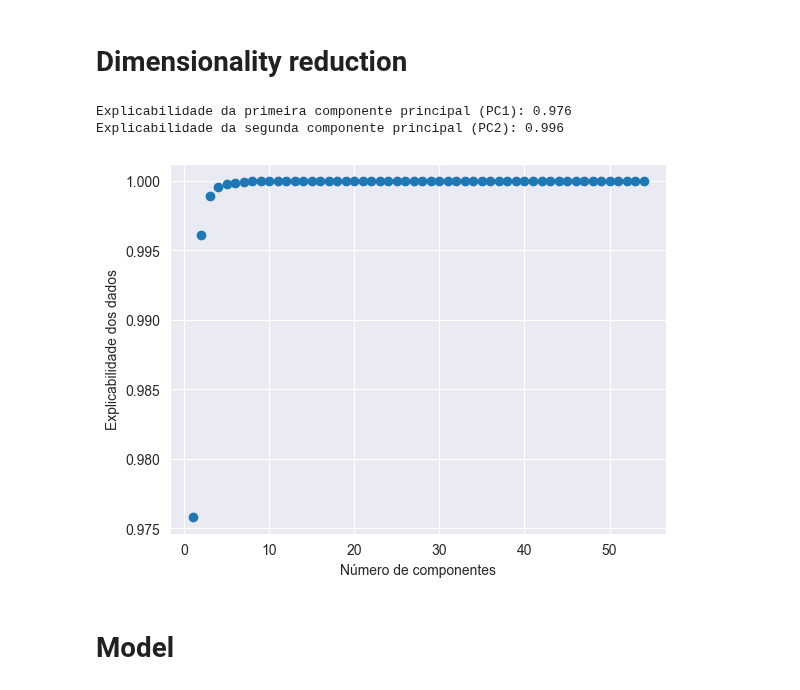
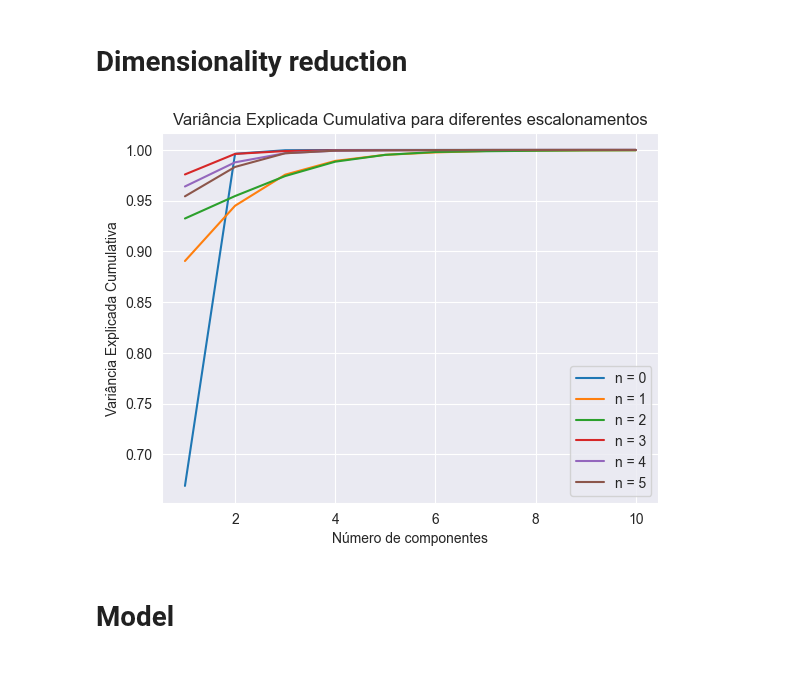
Before and after one commit to mathmartines/JetTagging, a Jupyter notebook: ML/EFPs/DiscriminantAnalysis/Bruno-EFPs-discriminant_analysis.ipynb, the cells around one changed output. Drawn from its saved outputs; the diff is of its cells as text; code cells hidden in the pictures.

```diff
--- a/ML/EFPs/DiscriminantAnalysis/Bruno-EFPs-discriminant_analysis.ipynb
+++ b/ML/EFPs/DiscriminantAnalysis/Bruno-EFPs-discriminant_analysis.ipynb
@@ -59,26 +59,33 @@ plt.show()
 # Dimensionality reduction
 # %%
 from src.Preprocessing.norm import norm
-n=3
 
-# conjuntos onde vamos aplicar o PCA:
-X = np.concatenate((X_train, X_val, X_test), axis=0)
-X = norm(n, X)
+for n in range(0, 6):
 
-pca = PCA()
-pca.fit(X)
-explainability = pca.explained_variance_ratio_.cumsum()
-factors = range(1,len(pca.explained_variance_ratio_)+1)
-plt.scatter(factors,explainability)
+    # conjuntos onde vamos aplicar o PCA:
+    X = np.concatenate((X_train, X_val, X_test), axis=0)
+    X = norm(n, X)
+
+    pca = PCA()
+    pca.fit(X)
+    explainability = pca.explained_variance_ratio_.cumsum()
+    factors = range(1,len(pca.explained_variance_ratio_)+1)
+    plt.plot(factors[:10], explainability[:10], label=f'n = {n}')
+
 # plt.hlines(0.9,0,20,'r')
 plt.xlabel('Número de componentes')
-plt.ylabel('Explicabilidade dos dados')
-print('Explicabilidade da primeira componente principal (PC1):', explainability[0].round(3))
-print('Explicabilidade da segunda componente principal (PC2):', explainability[1].round(3))
+plt.ylabel('Variância Explicada Cumulativa')
+plt.title('Variância Explicada Cumulativa para diferentes escalonamentos')
+plt.legend()
+plt.grid(True)
+
+plt.savefig('PCA.png', dpi=300)
+
+plt.show()
+# print('Explicabilidade da primeira componente principal (PC1):', explainability[0].round(3))
+# print('Explicabilidade da segunda componente principal (PC2):', explainability[1].round(3))
 # %% [output]
-Explicabilidade da primeira componente principal (PC1): 0.976
-Explicabilidade da segunda componente principal (PC2): 0.996
-[figure, old version]
+[figure, new version]
 # %%
 # # coeficientes da PC1
 # pca.components_[0]
```
Also changed, not shown: parts of 5 cells of this notebook, 7 other files.
